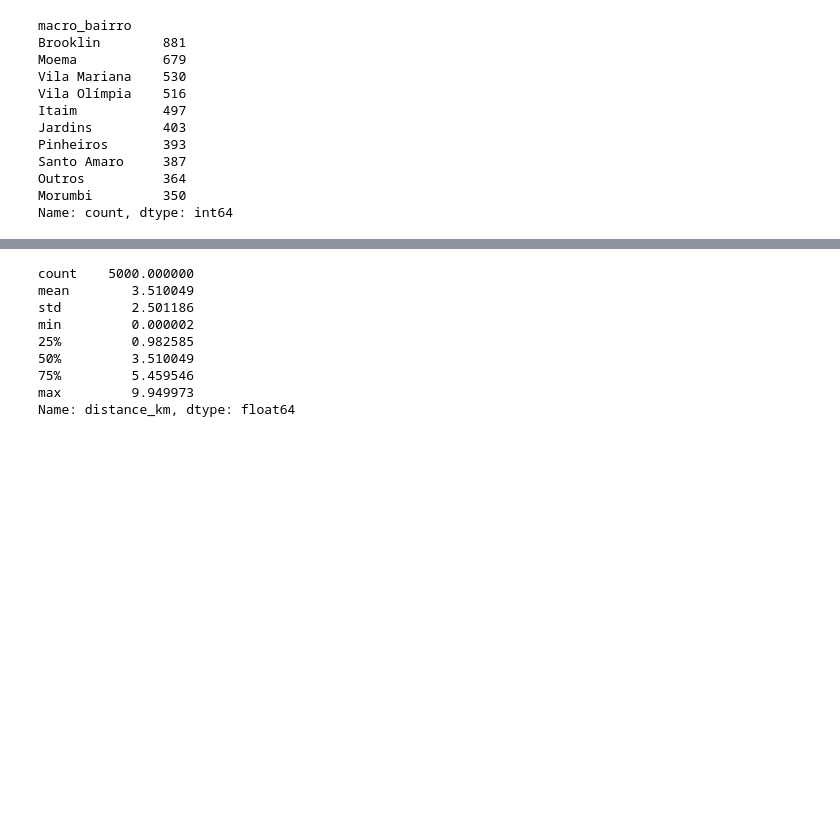
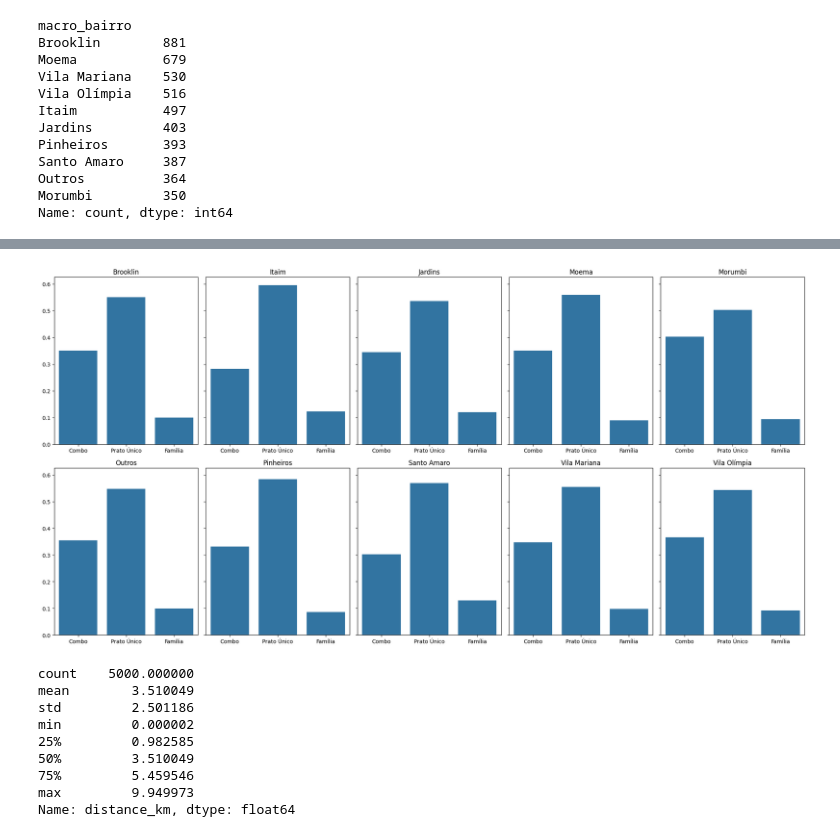
Before and after one commit to joaobaungartner/analise-de-dados, a Jupyter notebook: analise-de-dados.ipynb, the cells around one changed output, grey strips where cells are left out. Saved outputs shown, nothing was run; the diff lists cells and outputs as text; code cells hidden in the pictures; blank space fills up the shorter version.

```diff
--- a/analise-de-dados.ipynb
+++ b/analise-de-dados.ipynb
@@ -164,0 +184,11 @@ sns.barplot(x=df['macro_bairro'].value_counts().index, y=df['macro_bairro'].valu
+# %%
+df_brooklin = df.query('macro_bairro == "Brooklin"')
+df_itaim = df.query('macro_bairro == "Itaim"')
+df_jardins = df.query('macro_bairro == "Jardins"')
+df_moema = df.query('macro_bairro == "Moema"')
+df_morumbi = df.query('macro_bairro == "Morumbi"')
+df_outros = df.query('macro_bairro == "Outros"')
+df_pinheiros = df.query('macro_bairro == "Pinheiros"')
+df_santo_amaro = df.query('macro_bairro == "Santo Amaro"')
+df_vila_mariana = df.query('macro_bairro == "Vila Mariana"')
+df_vila_olimpia = df.query('macro_bairro == "Vila Olímpia"')
@@ -165,3 +420,89 @@ sns.barplot(x=df['macro_bairro'].value_counts().index, y=df['macro_bairro'].valu
+# %%
+df_combo_brooklin = df_brooklin.query('classe_pedido == "combo"').count().unique()
+df_prato_unico_brooklin = df_brooklin.query('classe_pedido == "prato_unico"').count().unique()
+df_familia_brooklin = df_brooklin.query('classe_pedido == "familia"').count().unique()
+porcentagem_combo_brooklin = (df_combo_brooklin / df_brooklin_tamanho)
+porcentagem_prato_unico_brooklin = (df_prato_unico_brooklin / df_brooklin_tamanho)
+porcentagem_familia_brooklin = (df_familia_brooklin / df_brooklin_tamanho)
+
+df_combo_itaim = df_itaim.query('classe_pedido == "combo"').count().unique()
+df_prato_unico_itaim = df_itaim.query('classe_pedido == "prato_unico"').count().unique()
+df_familia_itaim = df_itaim.query('classe_pedido == "familia"').count().unique()
+porcentagem_combo_itaim = (df_combo_itaim / df_itaim_tamanho)
+porcentagem_prato_unico_itaim = (df_prato_unico_itaim / df_itaim_tamanho)
+porcentagem_familia_itaim = (df_familia_itaim / df_itaim_tamanho)
+
+df_combo_jardins = df_jardins.query('classe_pedido == "combo"').count().unique()
+df_prato_unico_jardins = df_jardins.query('classe_pedido == "prato_unico"').count().unique()
+df_familia_jardins = df_jardins.query('classe_pedido == "familia"').count().unique()
+porcentagem_combo_jardins = (df_combo_jardins / df_jardins_tamanho)
+porcentagem_prato_unico_jardins = (df_prato_unico_jardins / df_jardins_tamanho)
+porcentagem_familia_jardins = (df_familia_jardins / df_jardins_tamanho)
+
+df_combo_moema = df_moema.query('classe_pedido == "combo"').count().unique()
+df_prato_unico_moema = df_moema.query('classe_pedido == "prato_unico"').count().unique()
+df_familia_moema = df_moema.query('classe_pedido == "familia"').count().unique()
+porcentagem_combo_moema = (df_combo_moema / df_moema_tamanho)
+porcentagem_prato_unico_moema = (df_prato_unico_moema / df_moema_tamanho)
+porcentagem_familia_moema = (df_familia_moema / df_moema_tamanho)
+
+df_combo_morumbi = df_morumbi.query('classe_pedido == "combo"').count().unique()
+df_prato_unico_morumbi = df_morumbi.query('classe_pedido == "prato_unico"').count().unique()
+df_familia_morumbi = df_morumbi.query('classe_pedido == "familia"').count().unique()
+porcentagem_combo_morumbi = (df_combo_morumbi / df_morumbi_tamanho)
+porcentagem_prato_unico_morumbi = (df_prato_unico_morumbi / df_morumbi_tamanho)
+porcentagem_familia_morumbi = (df_familia_morumbi / df_morumbi_tamanho)
+
+df_combo_outros = df_outros.query('classe_pedido == "combo"').count().unique()
+df_prato_unico_outros = df_outros.query('classe_pedido == "prato_unico"').count().unique()
+df_familia_outros = df_outros.query('classe_pedido == "familia"').count().unique()
+porcentagem_combo_outros = (df_combo_outros / df_outros_tamanho)
+porcentagem_prato_unico_outros = (df_prato_unico_outros / df_outros_tamanho)
+porcentagem_familia_outros = (df_familia_outros / df_outros_tamanho)
+
+df_combo_pinheiros = df_pinheiros.query('classe_pedido == "combo"').count().unique()
+df_prato_unico_pinheiros = df_pinheiros.query('classe_pedido == "prato_unico"').count().unique()
+df_familia_pinheiros = df_pinheiros.query('classe_pedido == "familia"').count().unique()
+porcentagem_combo_pinheiros = (df_combo_pinheiros / df_pinheiros_tamanho)
+porcentagem_prato_unico_pinheiros = (df_prato_unico_pinheiros / df_pinheiros_tamanho)
+porcentagem_familia_pinheiros = (df_familia_pinheiros / df_pinheiros_tamanho)
+
+df_combo_santo_amaro = df_santo_amaro.query('classe_pedido == "combo"').count().unique()
+df_prato_unico_santo_amaro = df_santo_amaro.query('classe_pedido == "prato_unico"').count().unique()
+df_familia_santo_amaro = df_santo_amaro.query('classe_pedido == "familia"').count().unique()
+porcentagem_combo_santo_amaro = (df_combo_santo_amaro / df_santo_amaro_tamanho)
+porcentagem_prato_unico_santo_amaro = (df_prato_unico_santo_amaro / df_santo_amaro_tamanho)
+porcentagem_familia_santo_amaro = (df_familia_santo_amaro / df_santo_amaro_tamanho)
+
+df_combo_vila_mariana = df_vila_mariana.query('classe_pedido == "combo"').count().unique()
+df_prato_unico_vila_mariana = df_vila_mariana.query('classe_pedido == "prato_unico"').count().unique()
+df_familia_vila_mariana = df_vila_mariana.query('classe_pedido == "familia"').count().unique()
+porcentagem_combo_vila_mariana = (df_combo_vila_mariana / df_vila_mariana_tamanho)
+porcentagem_prato_unico_vila_mariana = (df_prato_unico_vila_mariana / df_vila_mariana_tamanho)
+porcentagem_familia_vila_mariana = (df_familia_vila_mariana / df_vila_mariana_tamanho)
+
+df_combo_vila_olimpia = df_vila_olimpia.query('classe_pedido == "combo"').count().unique()
+df_prato_unico_vila_olimpia = df_vila_olimpia.query('classe_pedido == "prato_unico"').count().unique()
+df_familia_vila_olimpia = df_vila_olimpia.query('classe_pedido == "familia"').count().unique()
+porcentagem_combo_vila_olimpia = (df_combo_vila_olimpia / df_vila_olimpia_tamanho)
+porcentagem_prato_unico_vila_olimpia = (df_prato_unico_vila_olimpia / df_vila_olimpia_tamanho)
+porcentagem_familia_vila_olimpia = (df_familia_vila_olimpia / df_vila_olimpia_tamanho)
+
+fig, axes = plt.subplots(2, 5, figsize=(20,10), sharey=True)
+sns.barplot(x=['Combo', 'Prato Único', 'Família'], y=[porcentagem_combo_brooklin[0], porcentagem_prato_unico_brooklin[0], porcentagem_familia_brooklin[0]], ax=axes[0,0]).set_title('Brooklin')
+sns.barplot(x=['Combo', 'Prato Único', 'Família'], y=[porcentagem_combo_itaim[0], porcentagem_prato_unico_itaim[0], porcentagem_familia_itaim[0]], ax=axes[0,1]).set_title('Itaim')
+sns.barplot(x=['Combo', 'Prato Único', 'Família'], y=[porcentagem_combo_jardins[0], porcentagem_prato_unico_jardins[0], porcentagem_familia_jardins[0]], ax=axes[0,2]).set_title('Jardins')
+sns.barplot(x=['Combo', 'Prato Único', 'Família'], y=[porcentagem_combo_moema[0], porcentagem_prato_unico_moema[0], porcentagem_familia_moema[0]], ax=axes[0,3]).set_title('Moema')
+sns.barplot(x=['Combo', 'Prato Único', 'Família'], y=[porcentagem_combo_morumbi[0], porcentagem_prato_unico_morumbi[0], porcentagem_familia_morumbi[0]], ax=axes[0,4]).set_title('Morumbi')
+sns.barplot(x=['Combo', 'Prato Único', 'Família'], y=[porcentagem_combo_outros[0], porcentagem_prato_unico_outros[0], porcentagem_familia_outros[0]], ax=axes[1,0]).set_title('Outros')
+sns.barplot(x=['Combo', 'Prato Único', 'Família'], y=[porcentagem_combo_pinheiros[0], porcentagem_prato_unico_pinheiros[0], porcentagem_familia_pinheiros[0]], ax=axes[1,1]).set_title('Pinheiros')
+sns.barplot(x=['Combo', 'Prato Único', 'Família'], y=[porcentagem_combo_santo_amaro[0], porcentagem_prato_unico_santo_amaro[0], porcentagem_familia_santo_amaro[0]], ax=axes[1,2]).set_title('Santo Amaro')
+sns.barplot(x=['Combo', 'Prato Único', 'Família'], y=[porcentagem_combo_vila_mariana[0], porcentagem_prato_unico_vila_mariana[0], porcentagem_familia_vila_mariana[0]], ax=axes[1,3]).set_title('Vila Mariana')
+sns.barplot(x=['Combo', 'Prato Único', 'Família'], y=[porcentagem_combo_vila_olimpia[0], porcentagem_prato_unico_vila_olimpia[0], porcentagem_familia_vila_olimpia[0]], ax=axes[1,4]).set_title('Vila Olímpia')
+plt.tight_layout()
+plt.show()
+# %% [output]
+[figure, added]
 # %%
 df['distance_km'].describe()
 # %% [output]
```
Also changed, not shown: parts of 19 cells of this notebook.
